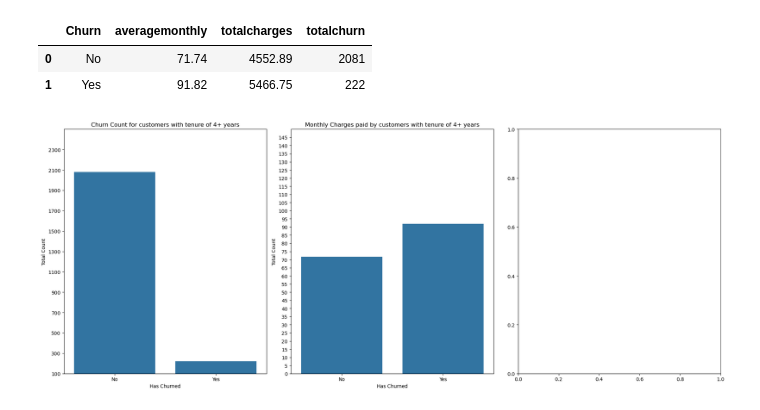
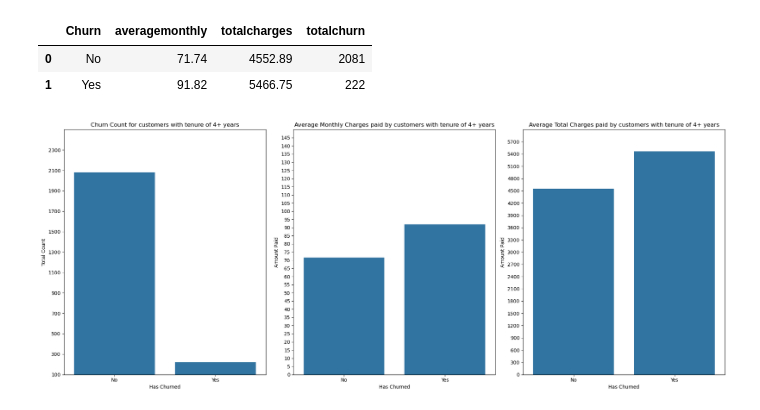
Before and after one commit to suzaladhikari/customer_churn-, a Jupyter notebook: EDA/eda.ipynb, the cells around one changed output. Drawn from its saved outputs; the diff is of its cells as text; code cells hidden in the pictures.

Commit message:
average total charges has been plotted

```diff
--- a/EDA/eda.ipynb
+++ b/EDA/eda.ipynb
@@ -597,17 +597,18 @@ moneyfouryears.head(5)
 # %%
 ### Stack Bar Graph of the amount paid by the customers with 4+ years of tenure
 fig, ax = plt.subplots(1,3,figsize = (20,8))
 def plotting_charges(x, y , data, title, xlabel, ylabel, ylim1,ylim2, axes,num):
     sns.barplot(x = x, y = y , data = data, ax = axes)
     axes.set_xlabel(xlabel)
     axes.set_ylabel(ylabel)
     axes.set_title(title)
     axes.set_yticks(np.arange(ylim1,ylim2, num))
     axes.set_ylim(ylim1, ylim2)
     axes.yaxis.set_visible(True)
     plt.tight_layout()
 
 plotting_charges('Churn','totalchurn', moneyfouryears, 'Churn Count for customers with tenure of 4+ years', 'Has Churned', 'Total Count', 100,2500, ax[0],200)
-plotting_charges('Churn','averagemonthly', moneyfouryears, 'Average Monthly Charges paid by customers with tenure of 4+ years', 'Has Churned', 'Total Count', 0,150, ax[1], 5)
+plotting_charges('Churn','averagemonthly', moneyfouryears, 'Average Monthly Charges paid by customers with tenure of 4+ years', 'Has Churned', 'Amount Paid', 0,150, ax[1], 5)
+plotting_charges('Churn','totalcharges', moneyfouryears, 'Average Total Charges paid by customers with tenure of 4+ years', 'Has Churned', 'Amount Paid', 0,6000, ax[2], 300)
 # %% [output]
-[figure, old version]
+[figure, new version]
```
